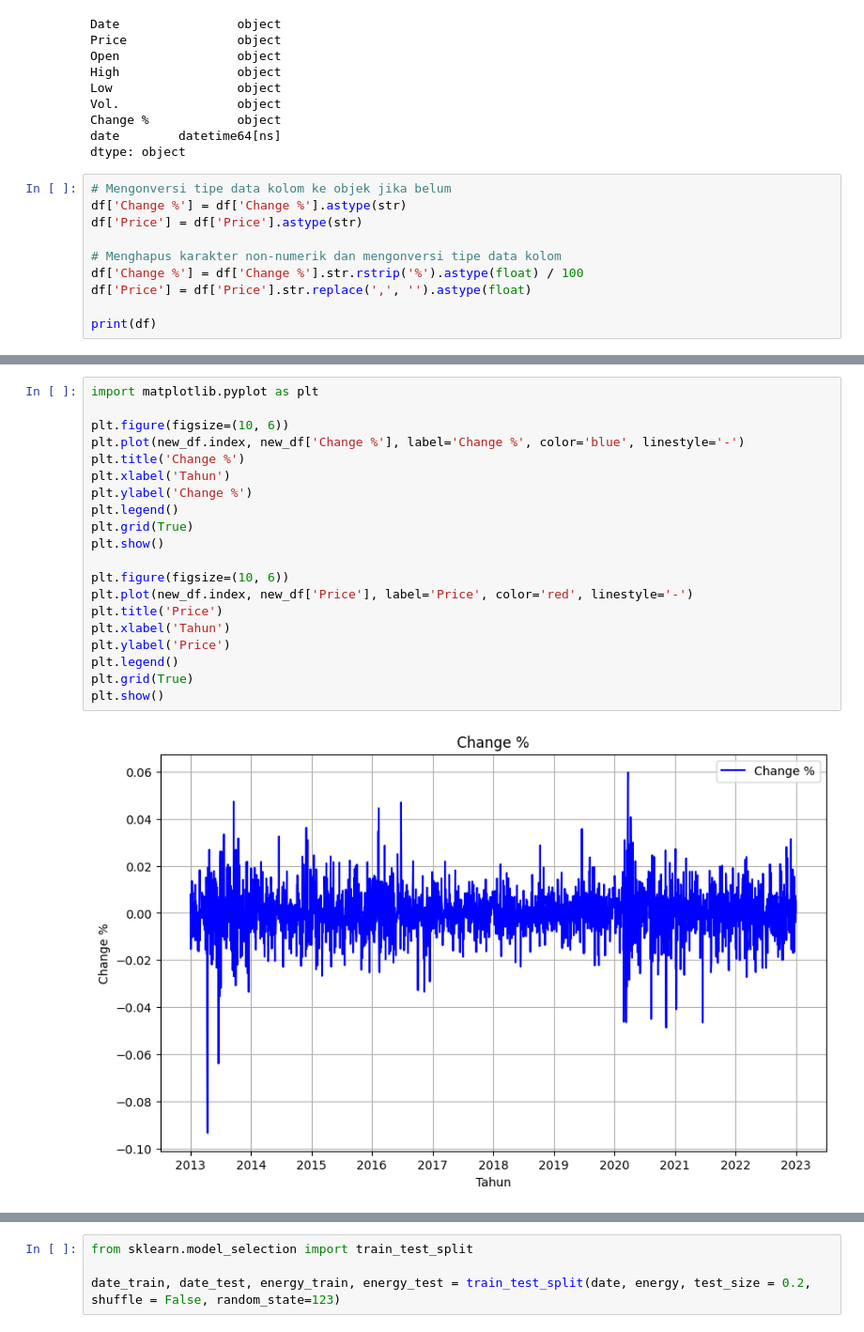
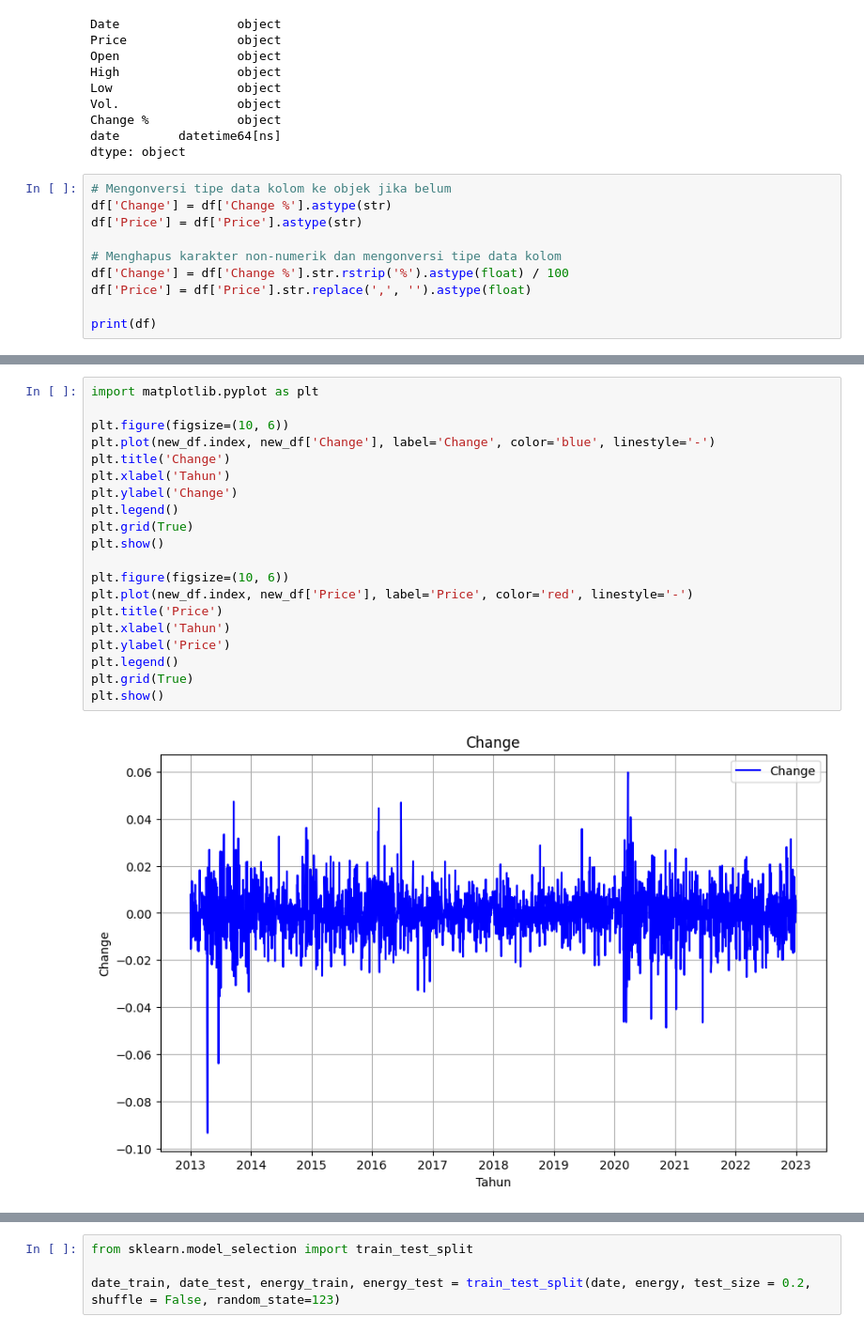
Before and after one commit to IlyasaNandaRahmadianto/Lintasarta, a Jupyter notebook: Submission_Project2-TimeSeries/Project2-Gold.ipynb, the cells around one changed output, grey strips where cells are left out. Shown at 94% size. Drawn from its saved outputs; the diff is of its cells as text.

```diff
--- a/Submission_Project2-TimeSeries/Project2-Gold.ipynb
+++ b/Submission_Project2-TimeSeries/Project2-Gold.ipynb
@@ -69,11 +69,11 @@ date        datetime64[ns]
 dtype: object
 # %%
 # Mengonversi tipe data kolom ke objek jika belum
-df['Change %'] = df['Change %'].astype(str)
+df['Change'] = df['Change %'].astype(str)
 df['Price'] = df['Price'].astype(str)
 
 # Menghapus karakter non-numerik dan mengonversi tipe data kolom
-df['Change %'] = df['Change %'].str.rstrip('%').astype(float) / 100
+df['Change'] = df['Change %'].str.rstrip('%').astype(float) / 100
 df['Price'] = df['Price'].str.replace(',', '').astype(float)
 
 print(df)
@@ -139,23 +141,23 @@ dtype: object
 # %%
 import matplotlib.pyplot as plt
 
 plt.figure(figsize=(10, 6))
-plt.plot(new_df.index, new_df['Change %'], label='Change %', color='blue', linestyle='-')
-plt.title('Change %')
+plt.plot(new_df.index, new_df['Change'], label='Change', color='blue', linestyle='-')
+plt.title('Change')
 plt.xlabel('Tahun')
-plt.ylabel('Change %')
+plt.ylabel('Change')
 plt.legend()
 plt.grid(True)
 plt.show()
 
 plt.figure(figsize=(10, 6))
 plt.plot(new_df.index, new_df['Price'], label='Price', color='red', linestyle='-')
 plt.title('Price')
 plt.xlabel('Tahun')
 plt.ylabel('Price')
 plt.legend()
 plt.grid(True)
 plt.show()
 # %% [output]
-[figure, old version]
+[figure, new version]
 [figure]
```
Also changed, not shown: parts of 11 cells of this notebook, 3 other files.
